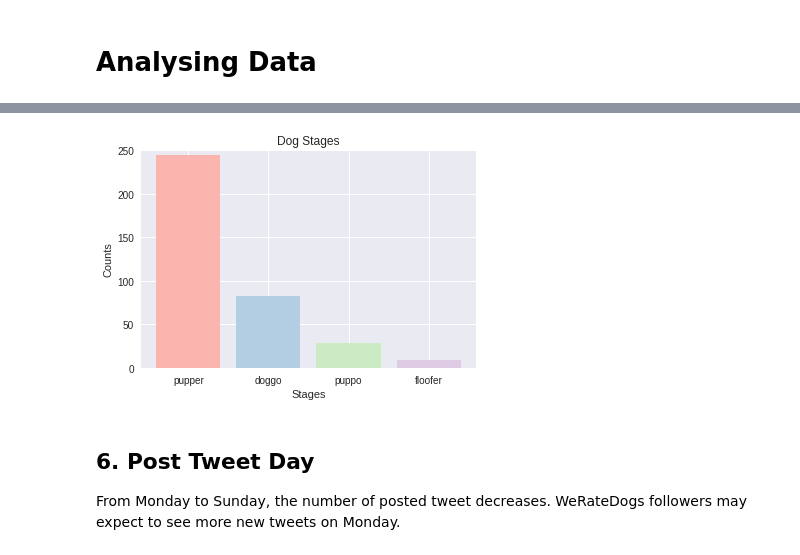
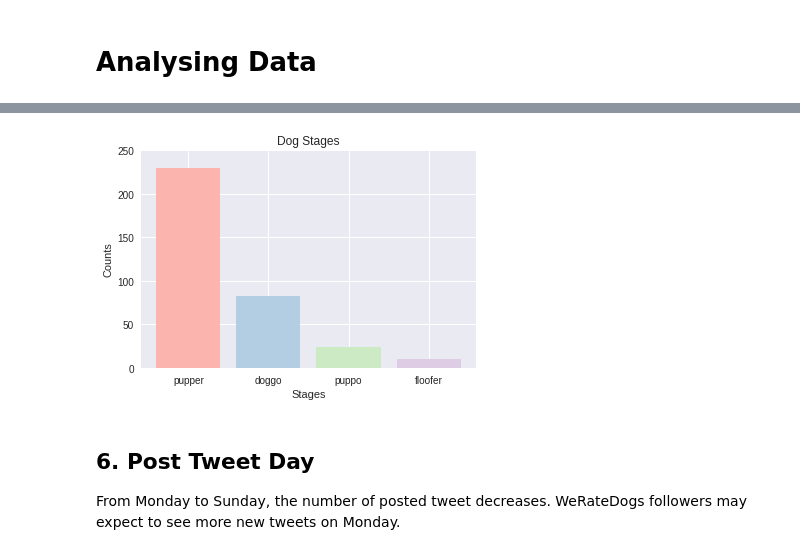
Before and after one commit to yanglinjing/dand_p7_WeRateDogs_Twitter_Analysis, a Jupyter notebook: wrangle_act.ipynb, the cells around one changed output, grey strips where cells are left out. Drawn from its saved outputs; the diff is of its cells as text; code cells hidden in the pictures.

```diff
--- a/wrangle_act.ipynb
+++ b/wrangle_act.ipynb
@@ -1040,0 +1214,24 @@ stages
+# %%
+# store all stages into a list
+stages_all = df_stage.index.tolist()
+# %%
+# new dict (for new df)
+
+dict_stages = {'pupper': 0,
+            'doggo': 0,
+            'puppo': 0,
+            'floofer': 0}
+# %%
+# fill num to new dict
+
+for stage in stages_all:
+
+  # get num in original df_stage
+  n = df_stage.loc[stage, 'counts']
+
+  # e.g: if 'pupper' in 'doggo, pupper'
+  for k,v in dict_stages.items():
+    if k in stage:
+      dict_stages[k] += n
+
+dict_stages
@@ -1040,0 +1240,3 @@ stages
+# %%
+stages = pd.DataFrame(list(dict_stages.items()), columns = ['stage', 'counts'])
+stages.sort_values(by = ['counts'])
@@ -1041,19 +1249,19 @@ stages
 # %%
 # Create bars and choose color
-plt.bar(stages.index, stages['stage'], color = my_color)
+plt.bar(stages['stage'], stages['counts'], color = my_color)
 
 # Limits for the Y axis
 plt.ylim(0,250)
 
 # Add title and axis names
 plt.title('Dog Stages')
 plt.xlabel('Stages')
 plt.ylabel('Counts')
 
 # Show graphic
 plt.show()
 # %% [output]
-[figure, old version]
+[figure, new version]
 # %% [markdown]
 ## 6. Post Tweet Day
 
```
Also changed, not shown: parts of 166 cells of this notebook.
